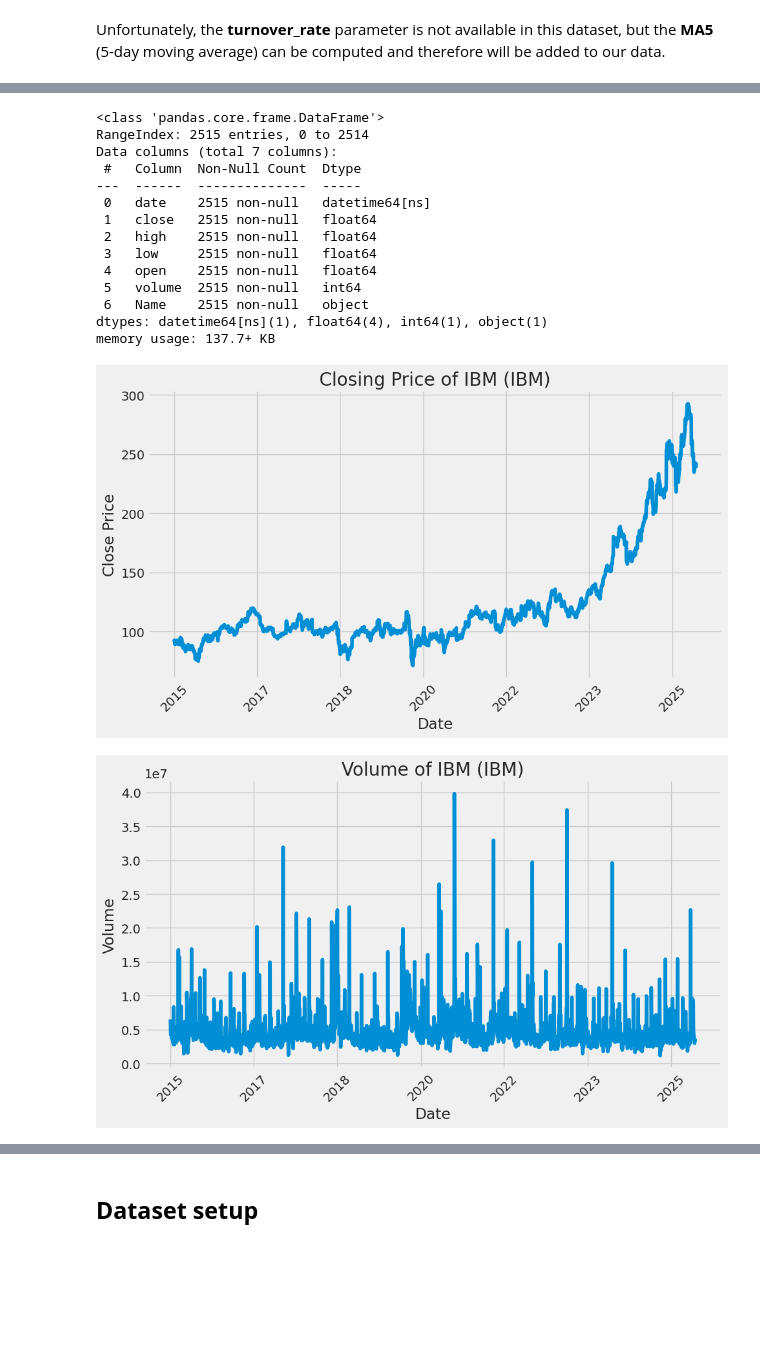
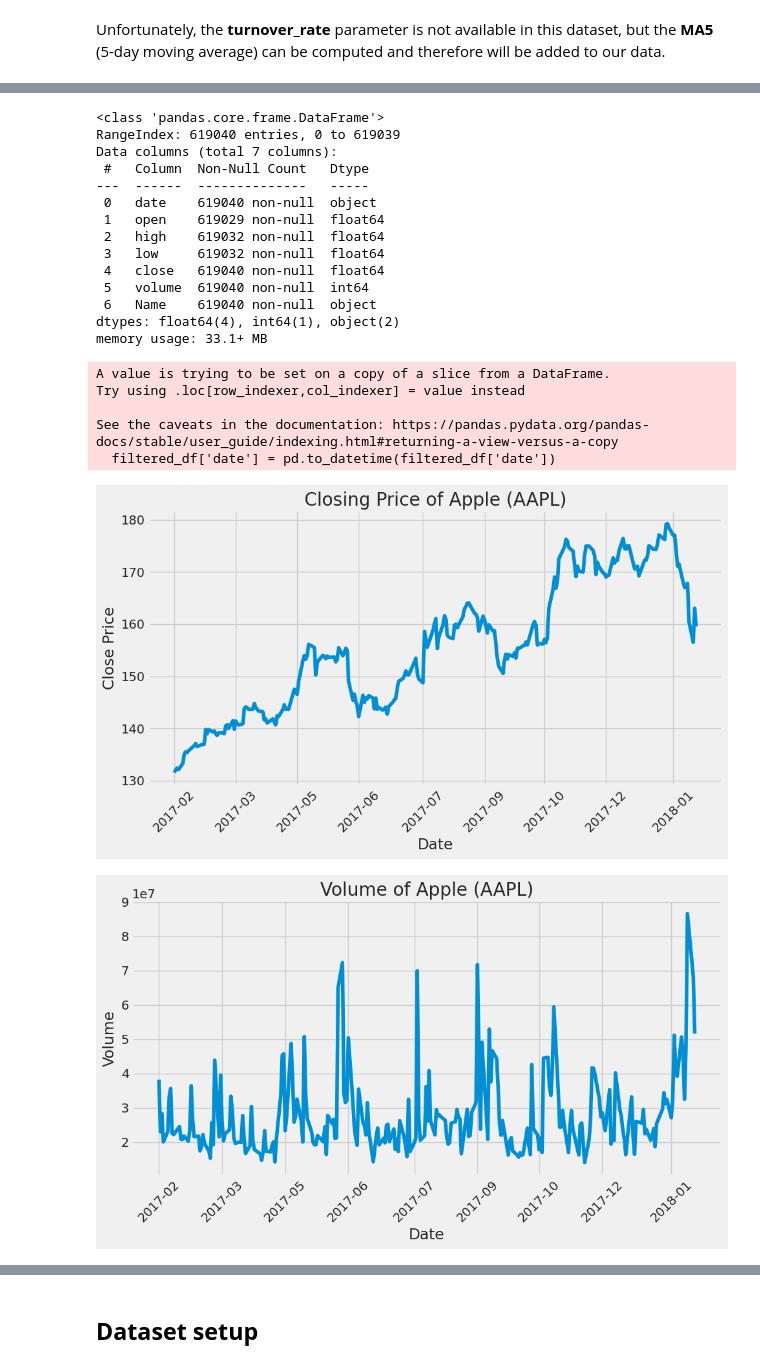
Before and after one commit to RobertoSonzini/NAML_project, a Jupyter notebook: Progetto_NAML_Dataset_variation.ipynb, the cells around one changed output, grey strips where cells are left out. Saved outputs shown, nothing was run; the diff lists cells and outputs as text; code cells hidden in the pictures; blank space fills up the shorter version.

```diff
--- a/Progetto_NAML_Dataset_variation.ipynb
+++ b/Progetto_NAML_Dataset_variation.ipynb
@@ -129,6 +129,8 @@ from jax import random
 from jax.nn import sigmoid
 
 from datetime import datetime
+
+plt.rcParams['lines.linewidth'] = 2
 # %%
 device = torch.device('cuda' if torch.cuda.is_available() else 'cpu')
 # %% [markdown]
@@ -166,0 +146,11 @@ df["Name"] = "IBM"
+# %%
+file_path = '/content/drive/MyDrive/ProgettoNAML/all_stocks_5yr.csv'
+drive.mount('/content/drive')
+
+df = pd.read_csv(file_path)
+df.head()
+
+%matplotlib inline
+
+df.info()
+df
@@ -168,53 +187,69 @@ df["Name"] = "IBM"
 df.info()
 # %% [output]
 <class 'pandas.core.frame.DataFrame'>
-RangeIndex: 2515 entries, 0 to 2514
+RangeIndex: 619040 entries, 0 to 619039
 Data columns (total 7 columns):
- #   Column  Non-Null Count  Dtype
----  ------  --------------  -----
- 0   date    2515 non-null   datetime64[ns]
- 1   close   2515 non-null   float64
- 2   high    2515 non-null   float64
- 3   low     2515 non-null   float64
- 4   open    2515 non-null   float64
- 5   volume  2515 non-null   int64
- 6   Name    2515 non-null   object
-dtypes: datetime64[ns](1), float64(4), int64(1), object(1)
-memory usage: 137.7+ KB
+ #   Column  Non-Null Count   Dtype
+---  ------  --------------   -----
+ 0   date    619040 non-null  object
+ 1   open    619029 non-null  float64
+ 2   high    619032 non-null  float64
+ 3   low     619032 non-null  float64
+ 4   close   619040 non-null  float64
+ 5   volume  619040 non-null  int64
+ 6   Name    619040 non-null  object
+dtypes: float64(4), int64(1), object(2)
+memory usage: 33.1+ MB
+# %%
+latest_date = pd.to_datetime(df['date']).max()
+
+one_year_before = latest_date - pd.DateOffset(years=1)
+
+date_series = pd.to_datetime(df['date'])
+mask = (date_series >= one_year_before) & (date_series <= latest_date) & (df['Name'] == 'AAPL')
+
+filtered_df = df[mask]
+filtered_df['date'] = pd.to_datetime(filtered_df['date'])
+# %% [output]
+A value is trying to be set on a copy of a slice from a DataFrame.
+Try using .loc[row_indexer,col_indexer] = value instead
+
+See the caveats in the documentation: https://pandas.pydata.org/pandas-docs/stable/user_guide/indexing.html#returning-a-view-versus-a-copy
+  filtered_df['date'] = pd.to_datetime(filtered_df['date'])
 # %%
 plt.figure(figsize=(10,6))
-plt.plot(df['date'], df['close'])
+plt.plot(filtered_df['date'], filtered_df['close'])
 plt.ylabel('Close Price')
 plt.xlabel('Date')
-plt.title("Closing Price of IBM (IBM)")
+plt.title("Closing Price of Apple (AAPL)")
 
-step = 400
+step = 30
 
-plt.xticks(ticks=df['date'][::step], labels=df['date'].dt.strftime('%Y')[::step], rotation=45)
+plt.xticks(ticks=filtered_df['date'][::step], labels=filtered_df['date'].dt.strftime('%Y-%m')[::step], rotation=45)
 
 plt.grid(True)
 plt.tight_layout()
 
 plt.show()
 # %% [output]
-[figure, old version]
+[figure, new version]
 # %%
 plt.figure(figsize=(10,6))
-plt.plot(df['date'], df['volume'])
+plt.plot(filtered_df['date'], filtered_df['volume'])
 plt.ylabel('Volume')
 plt.xlabel('Date')
-plt.title("Volume of IBM (IBM)")
+plt.title("Volume of Apple (AAPL)")
 
-step = 400
+step = 30
 
-plt.xticks(ticks=df['date'][::step], labels=df['date'].dt.strftime('%Y')[::step], rotation=45)
+plt.xticks(ticks=filtered_df['date'][::step], labels=filtered_df['date'].dt.strftime('%Y-%m')[::step], rotation=45)
 
 plt.grid(True)
 plt.tight_layout()
 
 plt.show()
 # %% [output]
-[figure, old version]
+[figure, new version]
 # %%
 ma_day = [0, 10, 20, 50]
 fig, axes = plt.subplots(nrows=2, ncols=2, figsize=(15, 10))
```
Also changed, not shown: parts of 47 cells of this notebook.
